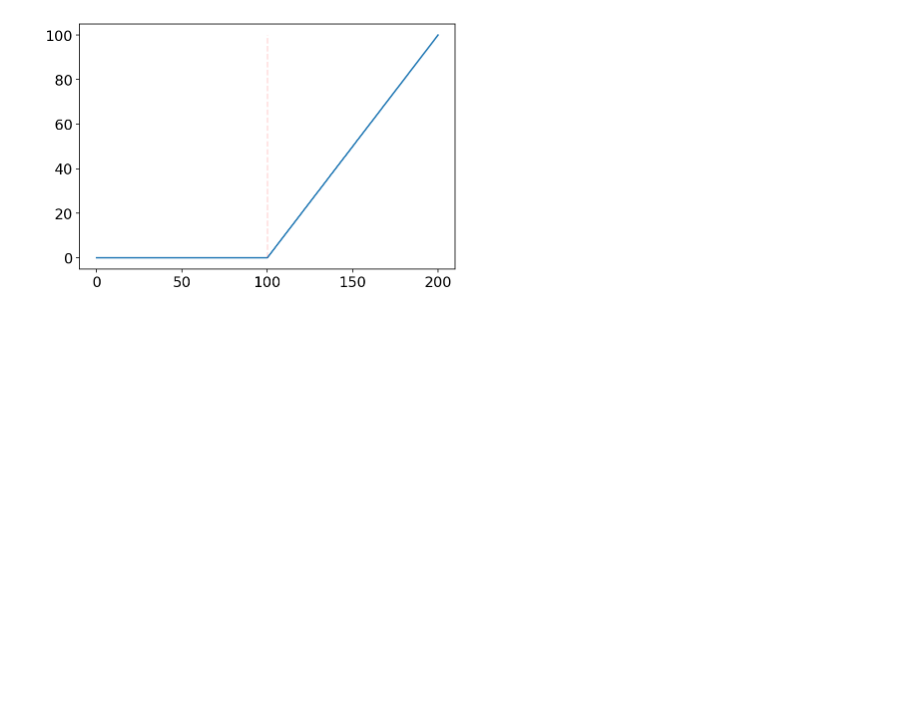
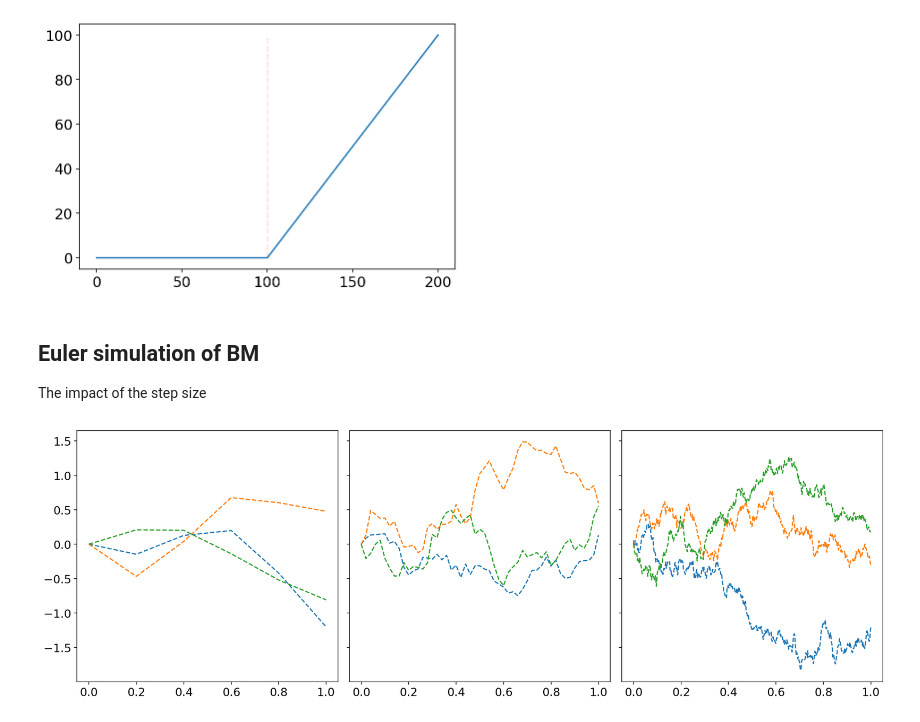
Before and after one commit to leandro-sbetancourt/kcl-continuous-time-finance, a Jupyter notebook: notebooks/n1-simulating-Brownian-motion-and-related-processes.ipynb, the cells around one changed output. Saved outputs shown, nothing was run; the diff lists cells and outputs as text; code cells hidden in the pictures; blank space fills up the shorter version.

```diff
--- a/notebooks/n1-simulating-Brownian-motion-and-related-processes.ipynb
+++ b/notebooks/n1-simulating-Brownian-motion-and-related-processes.ipynb
@@ -89,3 +105,31 @@ plt.savefig('../figures/hockey_stick.pdf', format="pdf", dpi=resolution_value)
 plt.show()
 # %% [output]
 [figure]
+# %% [markdown]
+## Euler simulation of BM
+The impact of the step size
+# %%
+BM = utils.BrownianMotion(T = 1, Nt = 5)
+BM_10 = utils.BrownianMotion(T = 1, Nt = 50)
+BM_100 = utils.BrownianMotion(T = 1, Nt = 500)
+# %%
+sims = BM.simulate(nsims = 3)
+time = BM.timesteps
+
+sims_10 = BM_10.simulate(nsims = 3)
+time_10 = BM_10.timesteps
+
+sims_100 = BM_100.simulate(nsims = 3)
+time_100 = BM_100.timesteps
+# %%
+fig, ax = plt.subplots(1, 3, sharey=True, figsize=(15, 5))
+fig.tight_layout(pad=3)
+ax[0].plot(time, sims, linestyle = '--')
+ax[1].plot(time_10, sims_10, linestyle = '--')
+ax[2].plot(time_100, sims_100, linestyle = '--')
+resolution_value = 50
+plt.tight_layout()
+plt.savefig('../figures/impact_of_step_size.pdf', format="pdf", dpi=resolution_value)
+plt.show()
+# %% [output]
+[figure, added]
```
Also changed, not shown: parts of 15 cells of this notebook.
